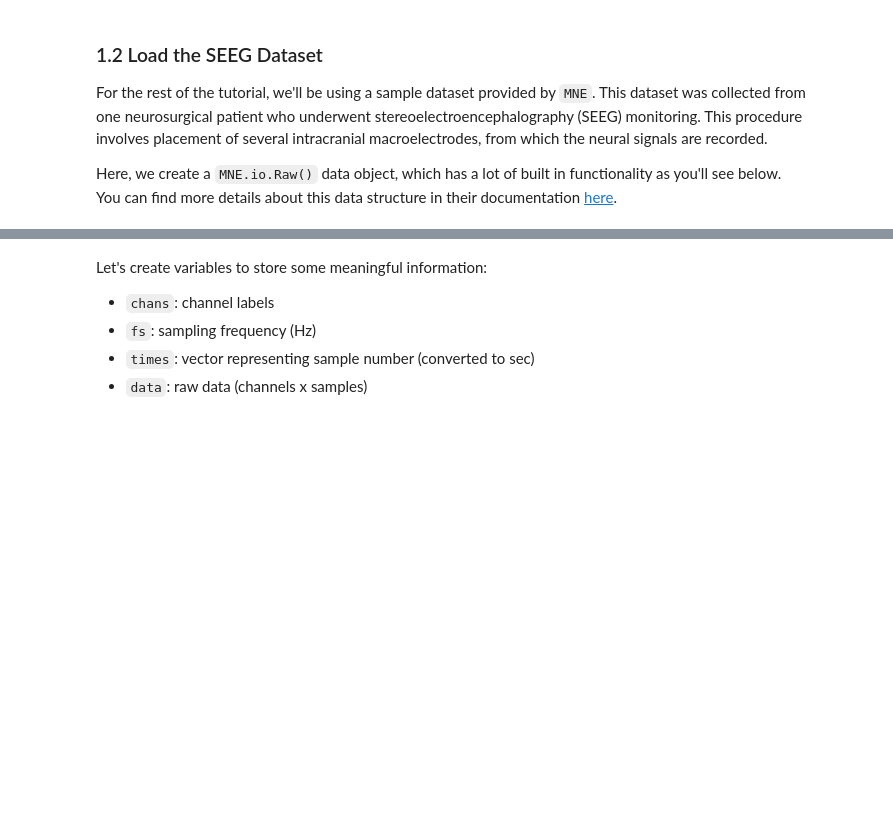
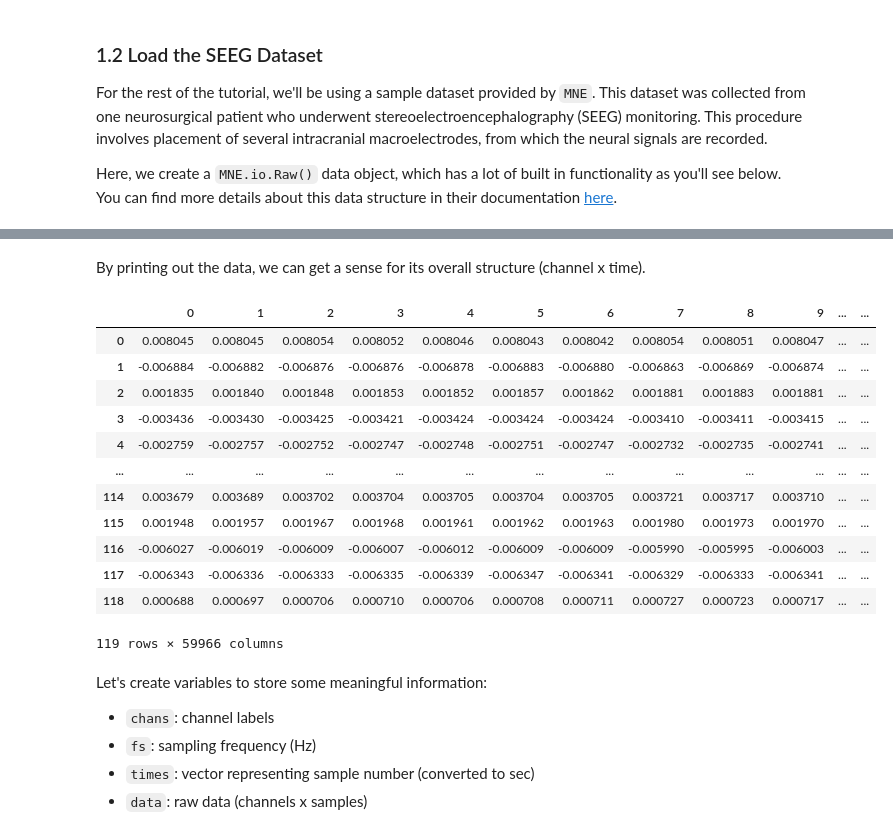
Before and after one commit to INMANLab/NDS-Workshops, a Jupyter notebook: 1 - Fundamentals of NSP.ipynb, the cells around one changed output, grey strips where cells are left out. Cells and saved outputs as stored; diff of their text form; code cells hidden in the pictures; blank space fills up the shorter version.

```diff
--- a/1 - Fundamentals of NSP.ipynb
+++ b/1 - Fundamentals of NSP.ipynb
@@ -133,3 +207,21 @@ raw.load_data()
+# %% [markdown]
+By printing out the data, we can get a sense for its overall structure (channel x time).
+# %%
+pd.DataFrame(raw.get_data())
+# %% [output]
+|  | 0 | 1 | 2 | 3 | 4 | 5 | 6 | 7 | 8 | 9 | ... | ... |
+| 0 | 0.008045 | 0.008045 | 0.008054 | 0.008052 | 0.008046 | 0.008043 | 0.008042 | 0.008054 | 0.008051 | 0.008047 | ... | ... |
+| 1 | -0.006884 | -0.006882 | -0.006876 | -0.006876 | -0.006878 | -0.006883 | -0.006880 | -0.006863 | -0.006869 | -0.006874 | ... | ... |
+| 2 | 0.001835 | 0.001840 | 0.001848 | 0.001853 | 0.001852 | 0.001857 | 0.001862 | 0.001881 | 0.001883 | 0.001881 | ... | ... |
+| 3 | -0.003436 | -0.003430 | -0.003425 | -0.003421 | -0.003424 | -0.003424 | -0.003424 | -0.003410 | -0.003411 | -0.003415 | ... | ... |
+| 4 | -0.002759 | -0.002757 | -0.002752 | -0.002747 | -0.002748 | -0.002751 | -0.002747 | -0.002732 | -0.002735 | -0.002741 | ... | ... |
+| ... | ... | ... | ... | ... | ... | ... | ... | ... | ... | ... | ... | ... |
+| 114 | 0.003679 | 0.003689 | 0.003702 | 0.003704 | 0.003705 | 0.003704 | 0.003705 | 0.003721 | 0.003717 | 0.003710 | ... | ... |
+| 115 | 0.001948 | 0.001957 | 0.001967 | 0.001968 | 0.001961 | 0.001962 | 0.001963 | 0.001980 | 0.001973 | 0.001970 | ... | ... |
+| 116 | -0.006027 | -0.006019 | -0.006009 | -0.006007 | -0.006012 | -0.006009 | -0.006009 | -0.005990 | -0.005995 | -0.006003 | ... | ... |
+| 117 | -0.006343 | -0.006336 | -0.006333 | -0.006335 | -0.006339 | -0.006347 | -0.006341 | -0.006329 | -0.006333 | -0.006341 | ... | ... |
+| 118 | 0.000688 | 0.000697 | 0.000706 | 0.000710 | 0.000706 | 0.000708 | 0.000711 | 0.000727 | 0.000723 | 0.000717 | ... | ... |
+119 rows × 59966 columns
 # %% [markdown]
 Let's create variables to store some meaningful information:
 - `chans`: channel labels
```
Also changed, not shown: parts of 18 cells of this notebook.
